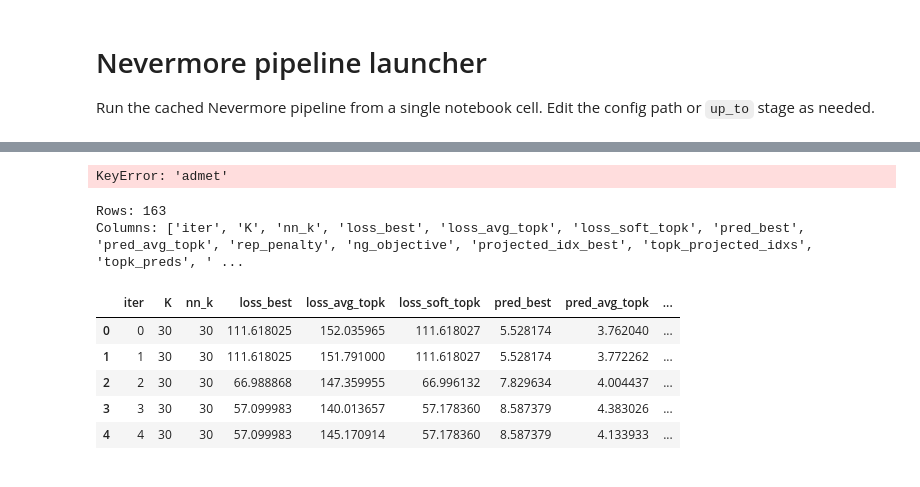
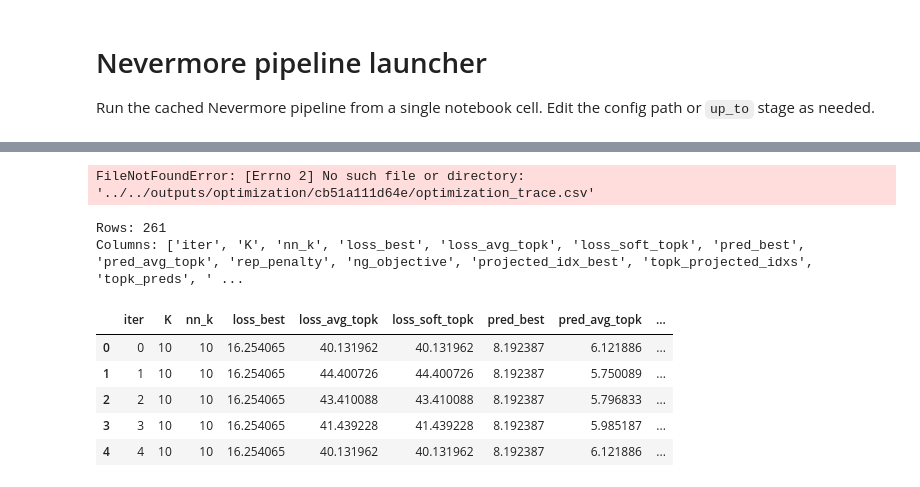
Before and after one commit to EESI/nevermore, a Jupyter notebook: notebooks/run_nevermore.ipynb, the cells around one changed output, grey strips where cells are left out. Drawn from its saved outputs; the diff is of its cells as text; code cells hidden in the pictures.

```diff
--- a/notebooks/run_nevermore.ipynb
+++ b/notebooks/run_nevermore.ipynb
@@ -38,7 +54,7 @@ import json
 import pandas as pd
 import matplotlib.pyplot as plt
 
-trace_path = "../../outputs/optimization/4f89466595e0/optimization_trace.csv"  # update signature
+trace_path = "../../outputs/optimization/cb51a111d64e/optimization_trace.csv"  # update signature
 df = pd.read_csv(trace_path)
 
 # Expand ADMET dict column into separate columns
@@ -67,28 +83,30 @@ plt.show()
 display(df.head(3))
 display(df.tail(3))
 # %% [output]
-KeyError: 'admet'
+FileNotFoundError: [Errno 2] No such file or directory: '../../outputs/optimization/cb51a111d64e/optimization_trace.csv'
 # %%
 import json
 import numpy as np
 import pandas as pd
 import matplotlib.pyplot as plt
+# TRACE_PATH = "/scratch/home/sr3622/Firm-DTI/Firm-DTI2/outputs2/optimization/cb51a111d64e/optimization_trace_topk_stats.csv"
 
-TRACE_PATH = "/scratch/home/sr3622/Firm-DTI/Firm-DTI2/outputs/optimization/4f89466595e0/optimization_trace_topk_stats.csv"
+
+TRACE_PATH = "/scratch/home/sr3622/Firm-DTI/Firm-DTI2/outputs2/optimization/dfb538ae0ddf/optimization_trace_topk_stats.csv"
 
 df = pd.read_csv(TRACE_PATH)
 print("Rows:", len(df))
 print("Columns:", list(df.columns))
 display(df.head(5))
 # %% [output]
-Rows: 163
+Rows: 261
 Columns: ['iter', 'K', 'nn_k', 'loss_best', 'loss_avg_topk', 'loss_soft_topk', 'pred_best', 'pred_avg_topk', 'rep_penalty', 'ng_objective', 'projected_idx_best', 'topk_projected_idxs', 'topk_preds', ' ...
 |  | iter | K | nn_k | loss_best | loss_avg_topk | loss_soft_topk | pred_best | pred_avg_topk | ... |
-| 0 | 0 | 30 | 30 | 111.618025 | 152.035965 | 111.618027 | 5.528174 | 3.762040 | ... |
-| 1 | 1 | 30 | 30 | 111.618025 | 151.791000 | 111.618027 | 5.528174 | 3.772262 | ... |
-| 2 | 2 | 30 | 30 | 66.988868 | 147.359955 | 66.996132 | 7.829634 | 4.004437 | ... |
-| 3 | 3 | 30 | 30 | 57.099983 | 140.013657 | 57.178360 | 8.587379 | 4.383026 | ... |
-| 4 | 4 | 30 | 30 | 57.099983 | 145.170914 | 57.178360 | 8.587379 | 4.133933 | ... |
+| 0 | 0 | 10 | 10 | 16.254065 | 40.131962 | 40.131962 | 8.192387 | 6.121886 | ... |
+| 1 | 1 | 10 | 10 | 16.254065 | 44.400726 | 44.400726 | 8.192387 | 5.750089 | ... |
+| 2 | 2 | 10 | 10 | 16.254065 | 43.410088 | 43.410088 | 8.192387 | 5.796833 | ... |
+| 3 | 3 | 10 | 10 | 16.254065 | 41.439228 | 41.439228 | 8.192387 | 5.985187 | ... |
+| 4 | 4 | 10 | 10 | 16.254065 | 40.131962 | 40.131962 | 8.192387 | 6.121886 | ... |
 # %%
 import matplotlib.pyplot as plt
 
```
Also changed, not shown: parts of 3 cells of this notebook, 3 other files.
